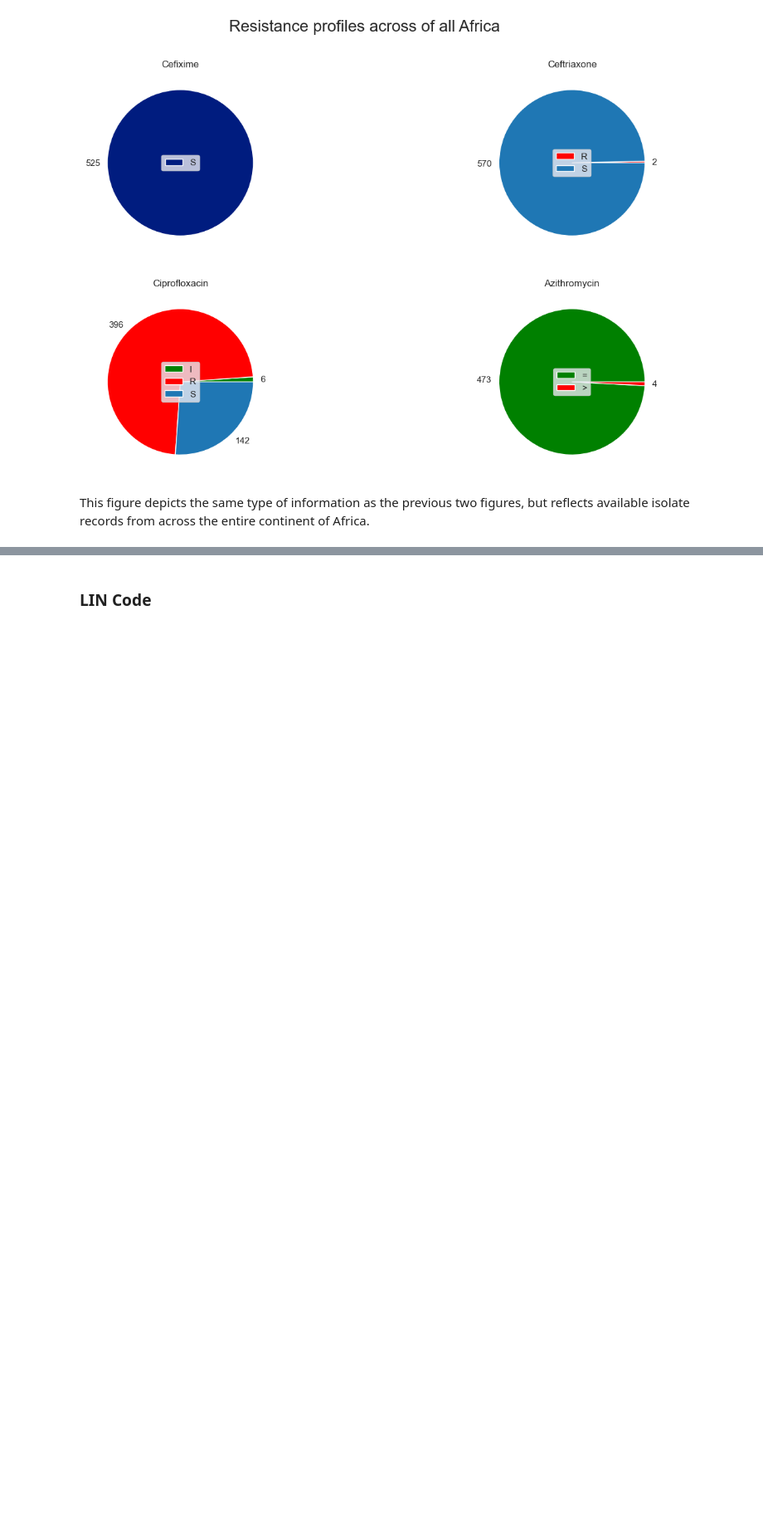
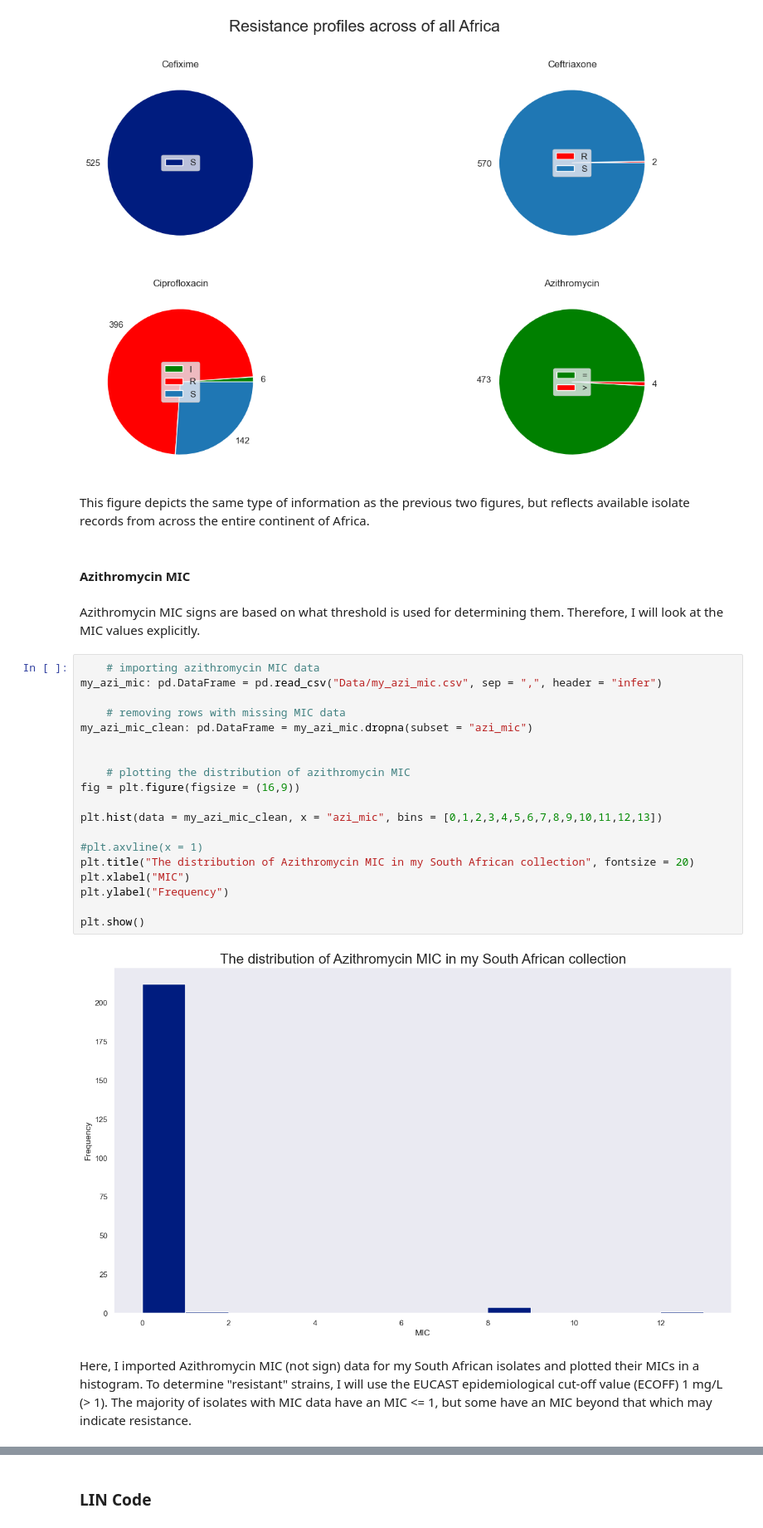
Before and after one commit to watchlotr/NGonorrhoeae_Y4, a Jupyter notebook: NG_Figures.ipynb, the cells around one changed output, grey strips where cells are left out. Shown at 83% size. Cells and saved outputs as stored; diff of their text form; blank space fills up the shorter version.

Commit message:
Commit 30 - changes azithromycin investigation to look at MIC rather than signs

```diff
--- a/NG_Figures.ipynb
+++ b/NG_Figures.ipynb
@@ -566,3 +566,30 @@ plt.show()
 [figure]
 # %% [markdown]
 This figure depicts the same type of information as the previous two figures, but reflects available isolate records from across the entire continent of Africa.
+# %% [markdown]
+#### Azithromycin MIC
+# %% [markdown]
+Azithromycin MIC signs are based on what threshold is used for determining them. Therefore, I will look at the MIC values explicitly.
+# %%
+    # importing azithromycin MIC data
+my_azi_mic: pd.DataFrame = pd.read_csv("Data/my_azi_mic.csv", sep = ",", header = "infer")
+
+    # removing rows with missing MIC data
+my_azi_mic_clean: pd.DataFrame = my_azi_mic.dropna(subset = "azi_mic")
+
+
+    # plotting the distribution of azithromycin MIC
+fig = plt.figure(figsize = (16,9))
+
+plt.hist(data = my_azi_mic_clean, x = "azi_mic", bins = [0,1,2,3,4,5,6,7,8,9,10,11,12,13])
+
+#plt.axvline(x = 1)
+plt.title("The distribution of Azithromycin MIC in my South African collection", fontsize = 20)
+plt.xlabel("MIC")
+plt.ylabel("Frequency")
+
+plt.show()
+# %% [output]
+[figure, added]
+# %% [markdown]
+Here, I imported Azithromycin MIC (not sign) data for my South African isolates and plotted their MICs in a histogram. To determine "resistant" strains, I will use the EUCAST epidemiological cut-off value (ECOFF) 1 mg/L (> 1). The majority of isolates with MIC data have an MIC <= 1, but some have an MIC beyond that which may indicate resistance.
```
Also changed, not shown: parts of 28 cells of this notebook.
